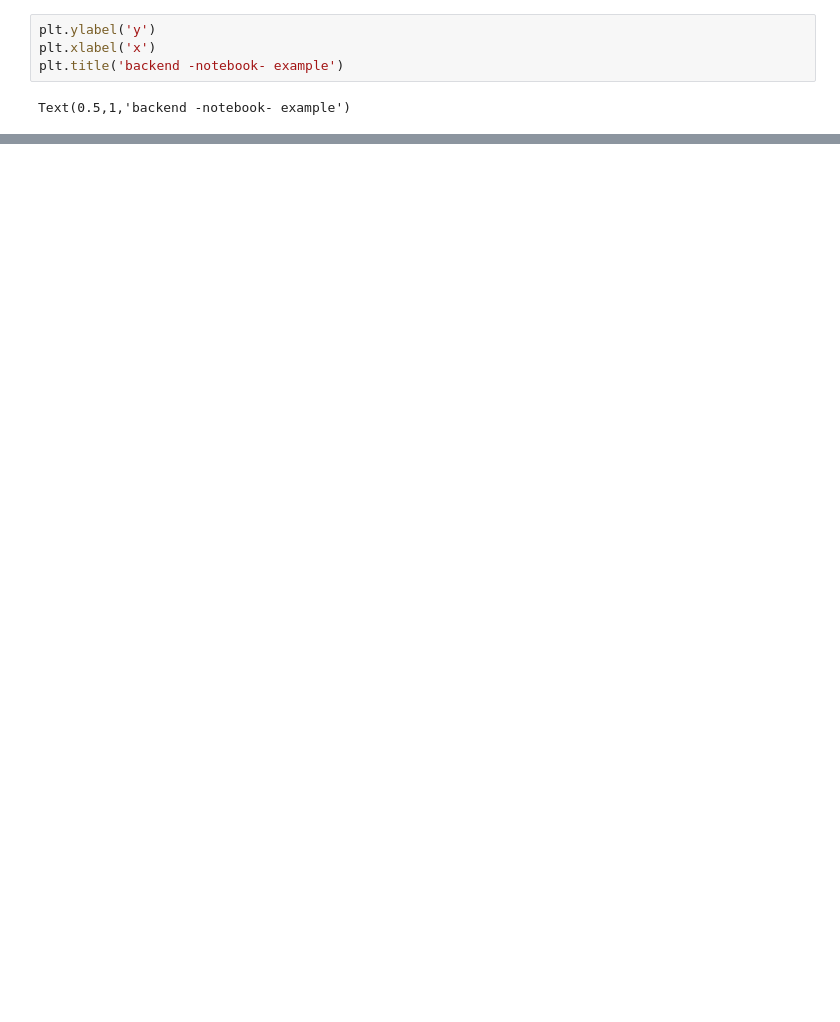
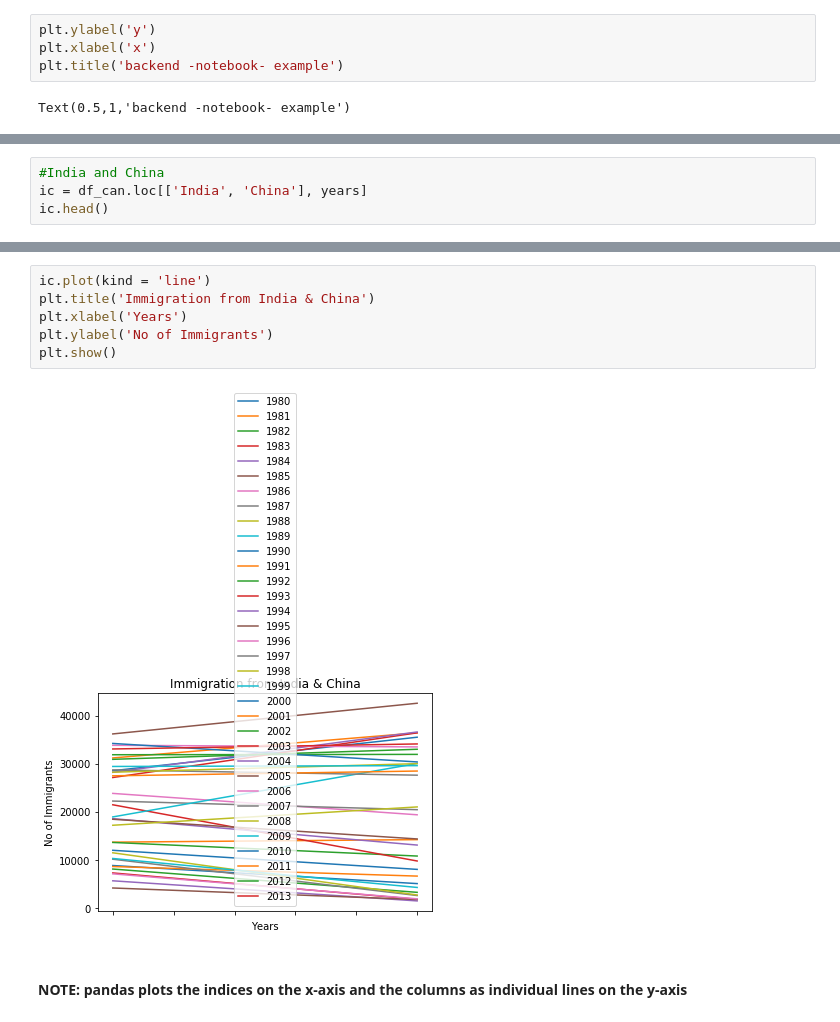
Before and after one commit to divya-nk/my-notes, a Jupyter notebook: dataviz.ipynb, the cells around one changed output, grey strips where cells are left out. Cells and saved outputs as stored; diff of their text form; blank space fills up the shorter version.

```diff
--- a/dataviz.ipynb
+++ b/dataviz.ipynb
@@ -43,0 +123,4 @@ Text(0.5,1,'backend -notebook- example')
+# %%
+#India and China
+ic = df_can.loc[['India', 'China'], years]
+ic.head()
@@ -43,0 +133,10 @@ Text(0.5,1,'backend -notebook- example')
+# %%
+ic.plot(kind = 'line')
+plt.title('Immigration from India & China')
+plt.xlabel('Years')
+plt.ylabel('No of Immigrants')
+plt.show()
+# %% [output]
+[figure, added]
+# %% [markdown]
+#### NOTE: pandas plots the indices on the x-axis and the columns as individual lines on the y-axis
```
Also changed, not shown: parts of 24 cells of this notebook.
